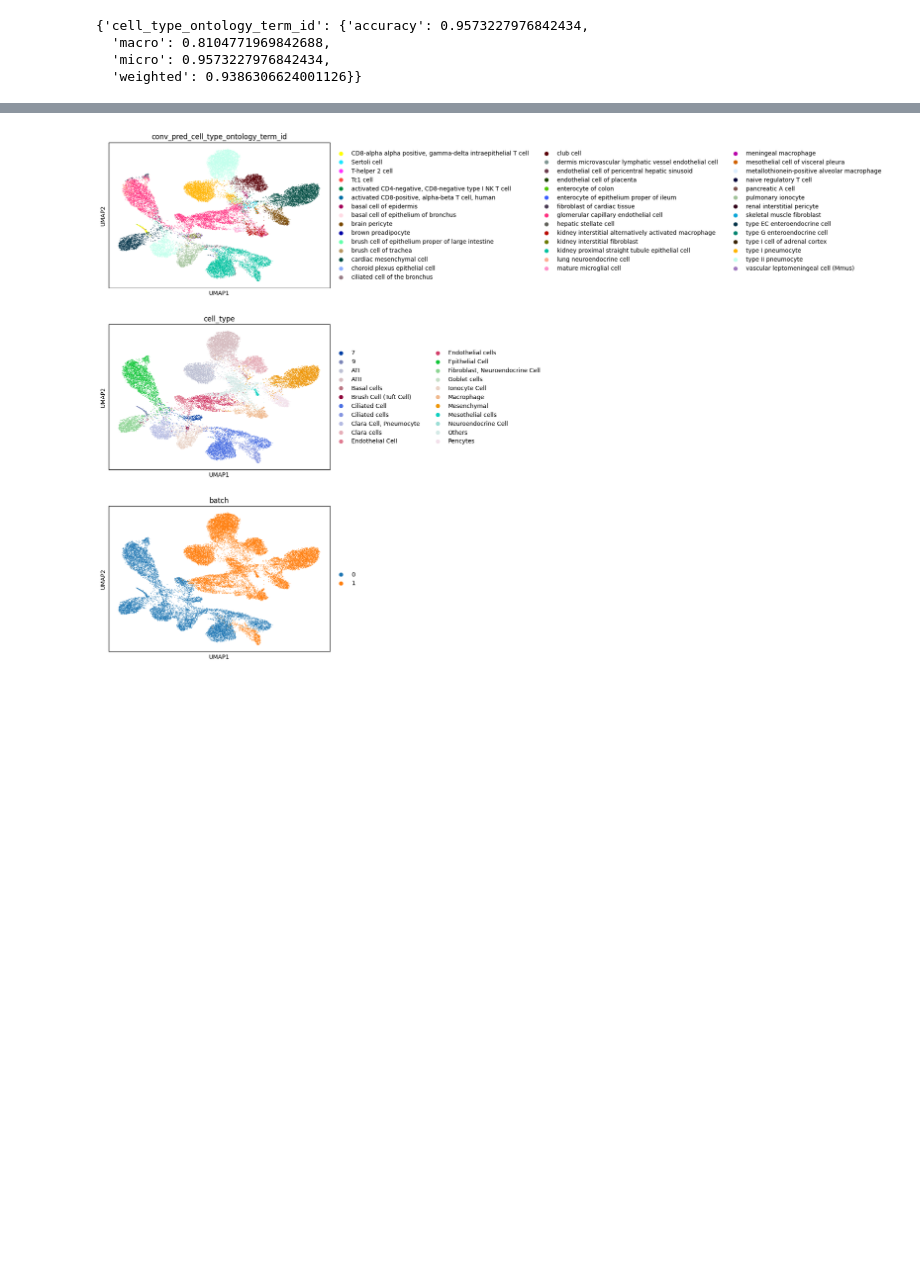
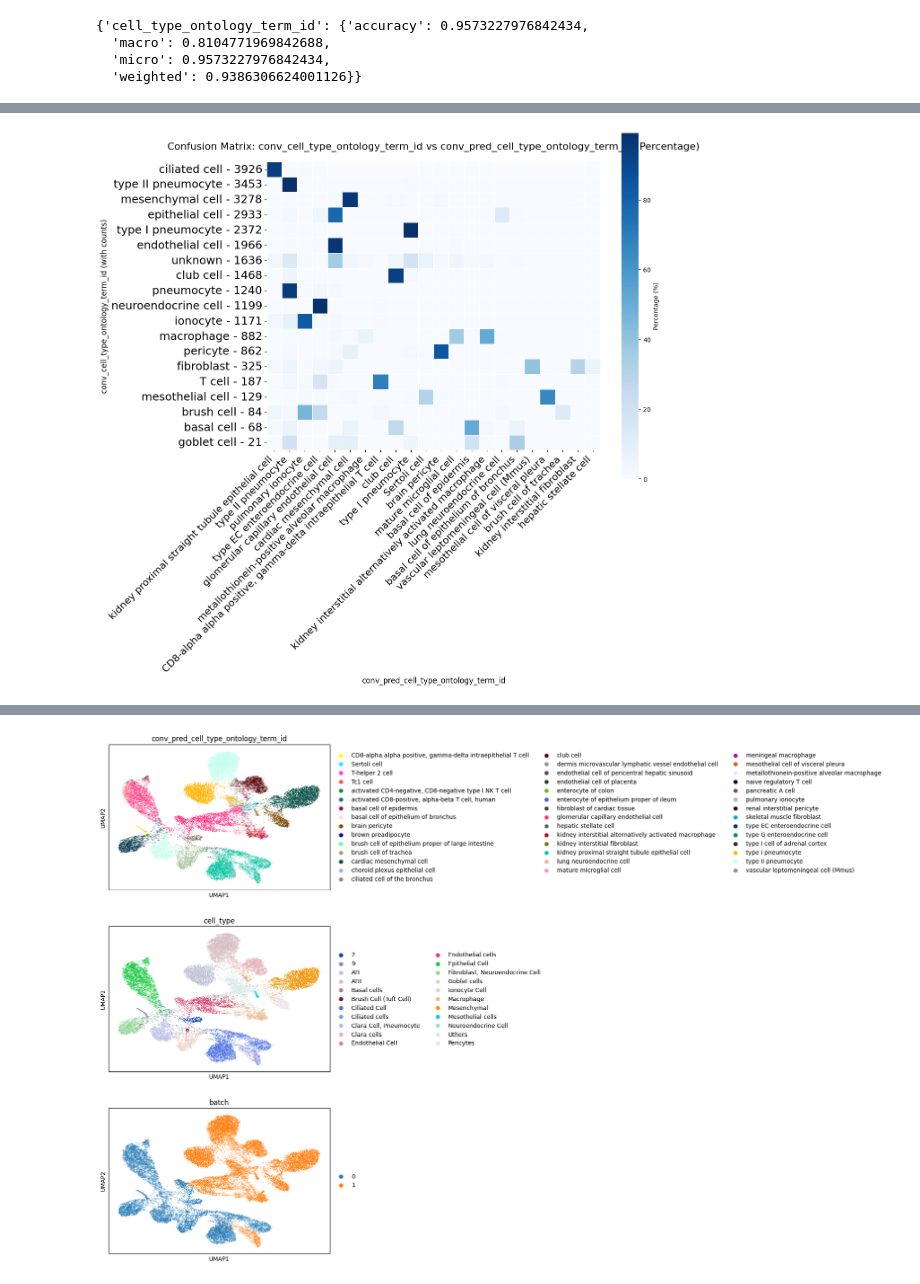
Before and after one commit to cantinilab/scPRINT, a Jupyter notebook: notebooks/scPRINT-2-repro-notebooks/fine_tuning_cross_species_emb_mmd.ipynb, the cells around one changed output, grey strips where cells are left out. Saved outputs shown, nothing was run; the diff lists cells and outputs as text; code cells hidden in the pictures; blank space fills up the shorter version.

```diff
--- a/notebooks/scPRINT-2-repro-notebooks/fine_tuning_cross_species_emb_mmd.ipynb
+++ b/notebooks/scPRINT-2-repro-notebooks/fine_tuning_cross_species_emb_mmd.ipynb
@@ -556,0 +591,8 @@ compute_classification(
+# %%
+display_confusion_matrix(
+    n_adata,
+    "conv_pred_cell_type_ontology_term_id",
+    "conv_cell_type_ontology_term_id",
+)
+# %% [output]
+[figure, added]
```
Also changed, not shown: parts of 4 cells of this notebook, 4 other files.
